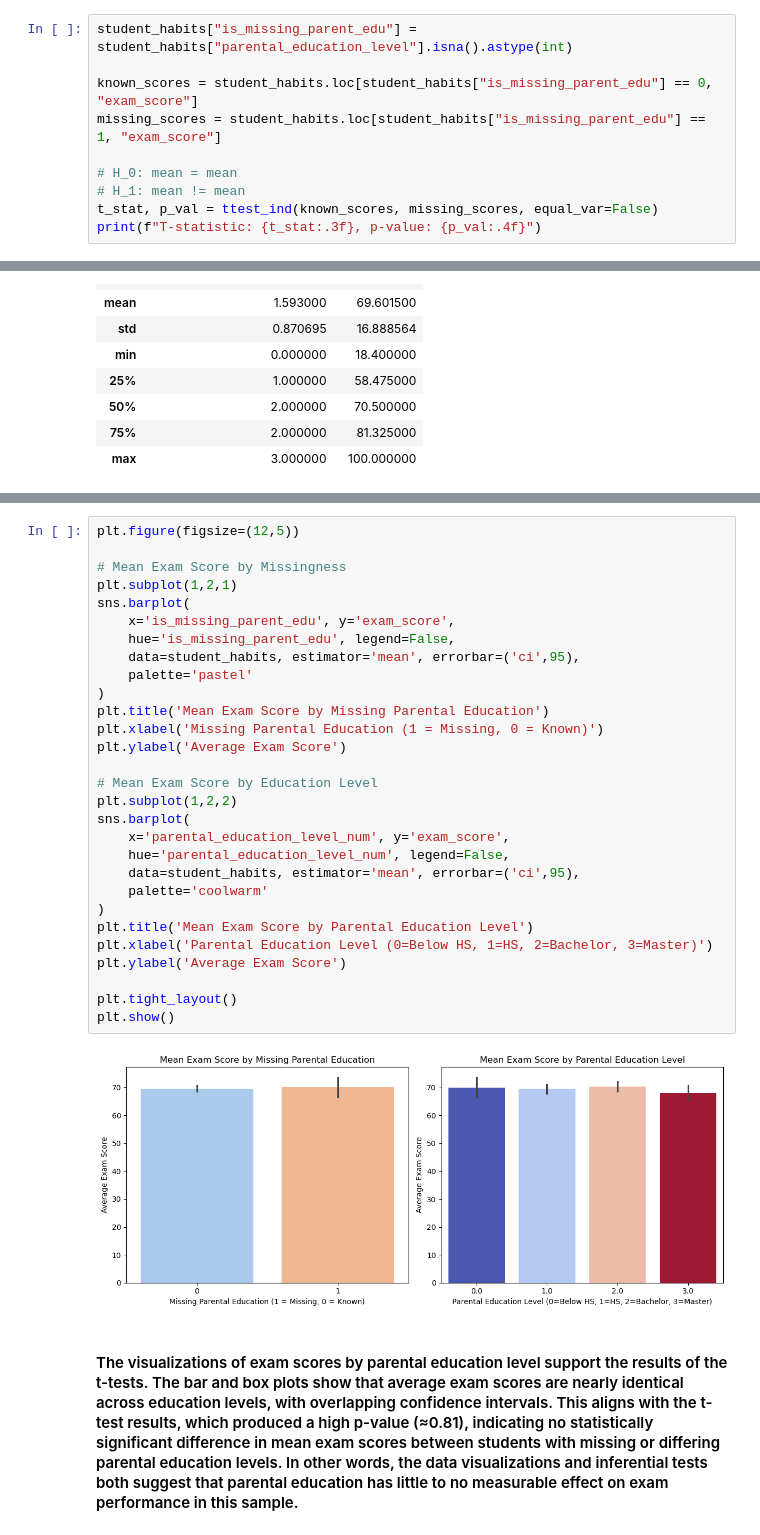
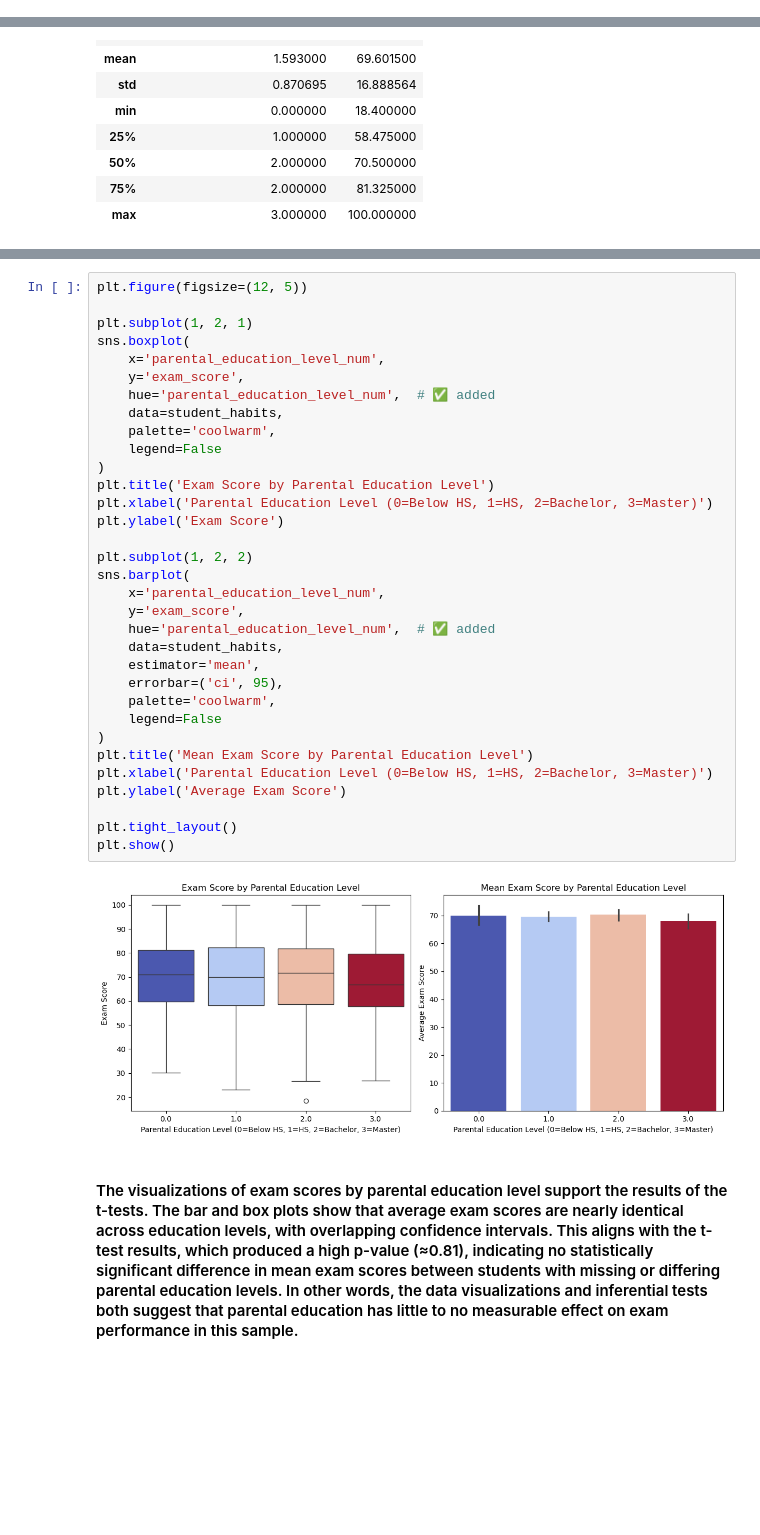
Before and after one commit to USD-AAI-500-Stats-Group-2/Stats500FinalProject, a Jupyter notebook: paul/Data_Analysis.ipynb, the cells around one changed output, grey strips where cells are left out. Cells and saved outputs as stored; diff of their text form; blank space fills up the shorter version.

```diff
--- a/paul/Data_Analysis.ipynb
+++ b/paul/Data_Analysis.ipynb
@@ -185,10 +177,0 @@ In short, we want to know if students with missing parental education data have
-# %%
-student_habits["is_missing_parent_edu"] = student_habits["parental_education_level"].isna().astype(int)
-
-known_scores = student_habits.loc[student_habits["is_missing_parent_edu"] == 0, "exam_score"]
-missing_scores = student_habits.loc[student_habits["is_missing_parent_edu"] == 1, "exam_score"]
-
-# H_0: mean = mean
-# H_1: mean != mean
-t_stat, p_val = ttest_ind(known_scores, missing_scores, equal_var=False)
-print(f"T-statistic: {t_stat:.3f}, p-value: {p_val:.4f}")
@@ -252,33 +228,37 @@ Text(0.5, 1.0, 'Exam Score by Parental Education Level')
 # %%
-plt.figure(figsize=(12,5))
+plt.figure(figsize=(12, 5))
 
-# Mean Exam Score by Missingness
-plt.subplot(1,2,1)
+plt.subplot(1, 2, 1)
+sns.boxplot(
+    x='parental_education_level_num',
+    y='exam_score',
+    hue='parental_education_level_num',  # ✅ added
+    data=student_habits,
+    palette='coolwarm',
+    legend=False
+)
+plt.title('Exam Score by Parental Education Level')
+plt.xlabel('Parental Education Level (0=Below HS, 1=HS, 2=Bachelor, 3=Master)')
+plt.ylabel('Exam Score')
+
+plt.subplot(1, 2, 2)
 sns.barplot(
-    x='is_missing_parent_edu', y='exam_score',
-    hue='is_missing_parent_edu', legend=False,
-    data=student_habits, estimator='mean', errorbar=('ci',95),
-    palette='pastel'
-)
-plt.title('Mean Exam Score by Missing Parental Education')
-plt.xlabel('Missing Parental Education (1 = Missing, 0 = Known)')
-plt.ylabel('Average Exam Score')
-
-# Mean Exam Score by Education Level
-plt.subplot(1,2,2)
-sns.barplot(
-    x='parental_education_level_num', y='exam_score',
-    hue='parental_education_level_num', legend=False,
-    data=student_habits, estimator='mean', errorbar=('ci',95),
-    palette='coolwarm'
+    x='parental_education_level_num',
+    y='exam_score',
+    hue='parental_education_level_num',  # ✅ added
+    data=student_habits,
+    estimator='mean',
+    errorbar=('ci', 95),
+    palette='coolwarm',
+    legend=False
 )
 plt.title('Mean Exam Score by Parental Education Level')
 plt.xlabel('Parental Education Level (0=Below HS, 1=HS, 2=Bachelor, 3=Master)')
 plt.ylabel('Average Exam Score')
 
 plt.tight_layout()
 plt.show()
 # %% [output]
-[figure, old version]
+[figure, new version]
 # %% [markdown]
 #### The visualizations of exam scores by parental education level support the results of the t-tests. The bar and box plots show that average exam scores are nearly identical across education levels, with overlapping confidence intervals. This aligns with the t-test results, which produced a high p-value (≈0.81), indicating no statistically significant difference in mean exam scores between students with missing or differing parental education levels. In other words, the data visualizations and inferential tests both suggest that parental education has little to no measurable effect on exam performance in this sample.
```
Also changed, not shown: parts of 42 cells of this notebook, 1 other file.
